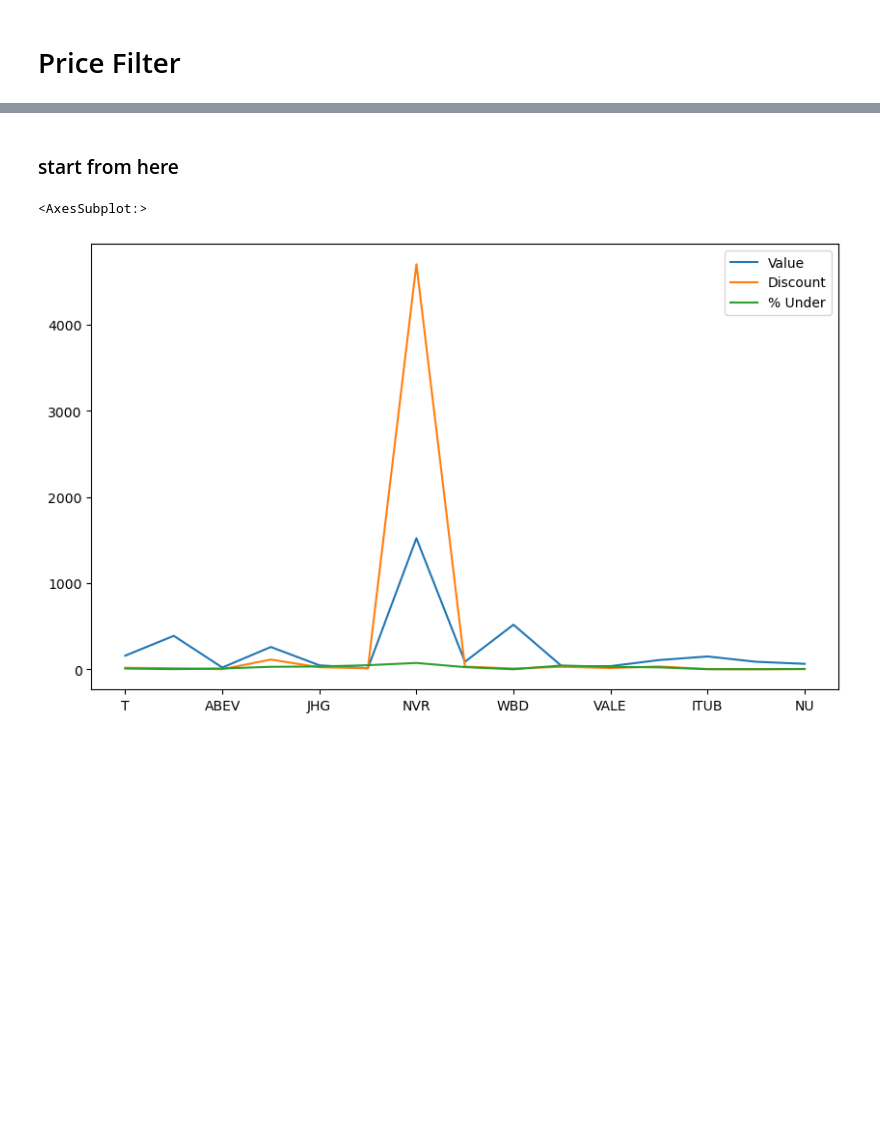
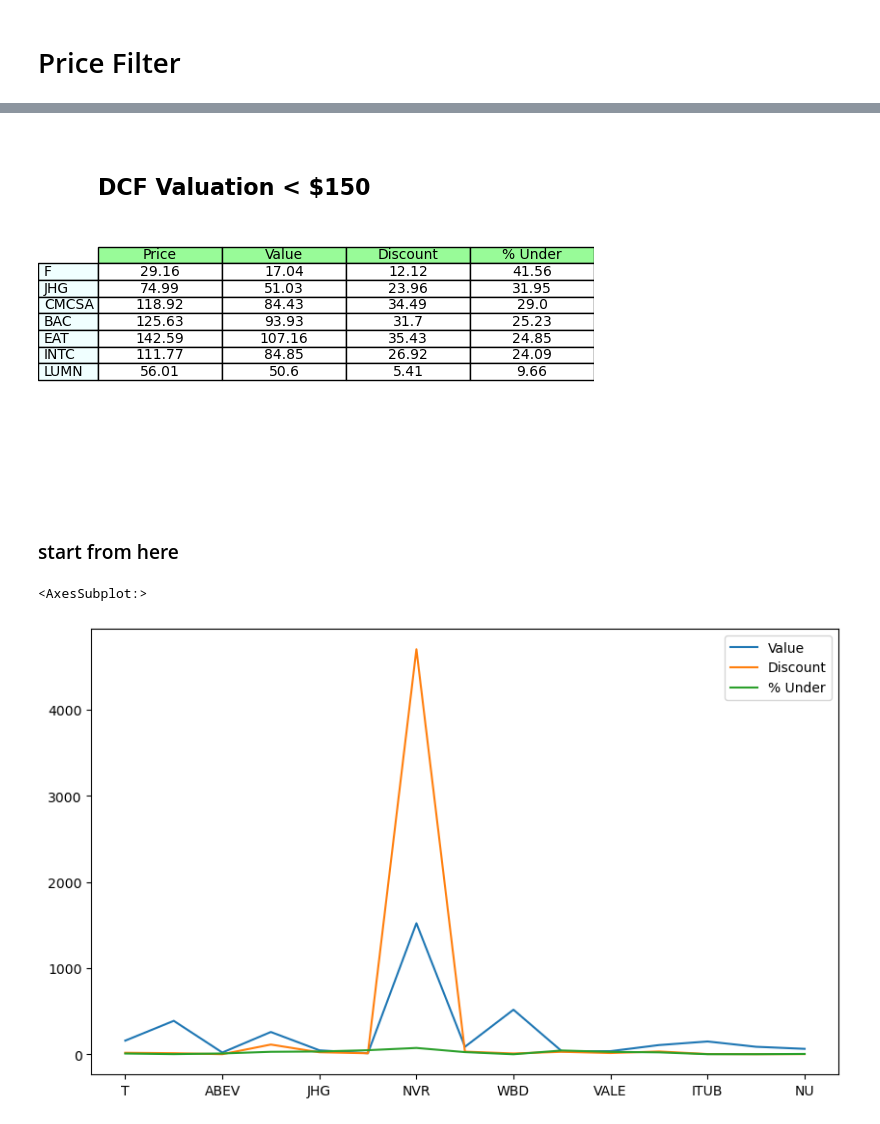
Before and after one commit to xitxat/FundamentalAnalysis, a Jupyter notebook: FA/ScrapeDCF.ipynb, the cells around one changed output, grey strips where cells are left out. Drawn from its saved outputs; the diff is of its cells as text; code cells hidden in the pictures; blank space fills up the shorter version.

```diff
--- a/FA/ScrapeDCF.ipynb
+++ b/FA/ScrapeDCF.ipynb
@@ -469,6 +467,28 @@ df_Value
 | EAT | 142.59 | 107.16 | 35.43 | 24.85 |
 | INTC | 111.77 | 84.85 | 26.92 | 24.09 |
 | LUMN | 56.01 | 50.60 | 5.41 | 9.66 |
+# %%
+fig, ax =plt.subplots() # figsize=(5,3)
+ax.margins(0,0)
+# ax.axis('tight')
+ax.axis('off')
+ax.set_title(f"DCF Valuation < ${MAX_PRICE} ", loc='left',  fontsize=16, weight='bold', y=0.8) # pad='2.0',
+
+tbl_Value = ax.table(rowLabels=df_Value.index,
+                        rowColours=["azure"] * 16,
+                        colColours=["palegreen"] * 16,
+                        cellText=df_Value.values,
+                        cellLoc="center",
+                        loc='center',
+                        colLabels=df_Value.columns,
+                        )
+
+tbl_Value.scale(1,1)
+
+plt.savefig('ReportDCF\\tbl_Val_Cheap.png', dpi=300)
+# fig.savefig('ReportDCF\\tbl_Val_Cheap.svg')
+# %% [output]
+[figure, added]
 # %% [markdown]
 ### start from here
 # %%
```
Also changed, not shown: parts of 7 cells of this notebook, 8 other files.
